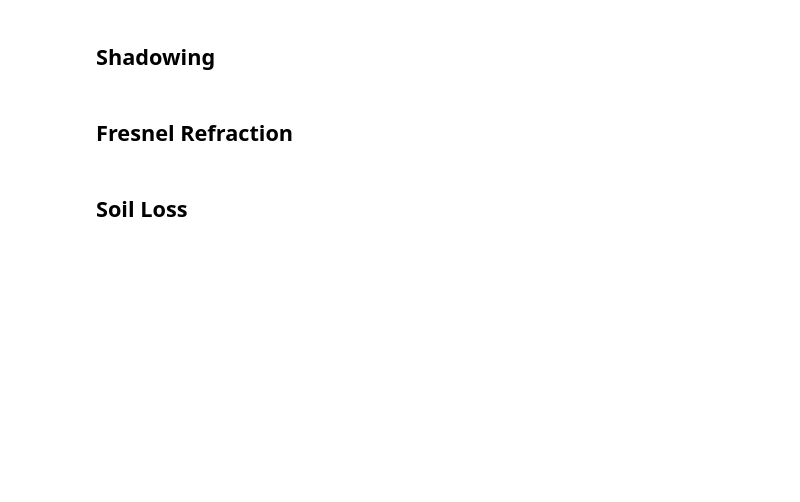
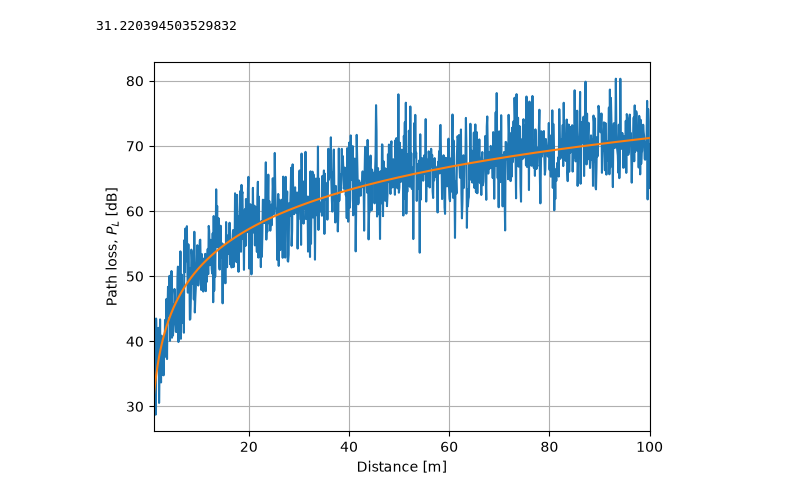
Before and after one commit to CKjaer/district-heating-multihop-sim, a Jupyter notebook: napkin/above_ground.ipynb, the cells around one changed output. Saved outputs shown, nothing was run; the diff lists cells and outputs as text; code cells hidden in the pictures; blank space fills up the shorter version.

```diff
--- a/napkin/above_ground.ipynb
+++ b/napkin/above_ground.ipynb
@@ -30,2 +16,0 @@ class FSPL:
-# %% [markdown]
-## Shadowing
@@ -41,4 +17,53 @@ class SoilLoss:
-# %% [markdown]
-## Fresnel Refraction
-# %% [markdown]
-## Soil Loss
+# %%
+import numpy as np
+import matplotlib.pyplot as plt
+
+FREQUENCY = 868e6 # Hz
+STD_SHADOWING = 4 # From ETSI TR 138 901, UMi street canyon
+
+class LogDistance:
+    """Calculates the log-distance path loss in dB"""
+    def __init__(self, freq: float, rx_ant_gain=0.0, tx_ant_gain=0.0, ref_dist=1.0, loss_exponent=2.0):
+        self.f = freq # Hz
+        self.d0 = ref_dist # m
+        self.gamma = loss_exponent
+        self.K = (
+            - rx_ant_gain
+            - tx_ant_gain
+            + 20 * np.log10(freq)
+            + 20 * np.log10(ref_dist)
+            - 147.55 )
+
+    def __call__(self, dist):
+        return self.K + 10 * self.gamma * np.log10(dist / self.d0)
+
+class LogShadow:
+    """Calculates the log-normal shadowing path loss in dB"""
+    def __init__(self, log_dist: LogDistance, std: float):
+        self.L = log_dist
+        self.sigma = max(0, std)
+
+    def __call__(self, dist):
+        dist = np.asarray(dist)
+        return self.L(dist) + np.random.normal(0, self.sigma, size=dist.shape)
+
+
+
+# Monte Carlo simulation for
+def coverage_radius
+
+log_dist = LogDistance(FREQUENCY)
+
+log_shadow = LogShadow(log_dist, STD_SHADOWING)
+distances = np.linspace(1, 100, 1000)
+
+plt.plot(distances, log_shadow(distances))
+plt.plot(distances, log_dist(distances))
+plt.xlabel("Distance [m]")
+plt.ylabel("Path loss, $P_L$ [dB]")
+plt.grid(True, which="both")
+plt.xlim(min(distances), max(distances))
+plt.show()
+# %% [output]
+31.220394503529832
+[figure, added]
```
Also changed, not shown: parts of 3 cells of this notebook, 7 other files.
